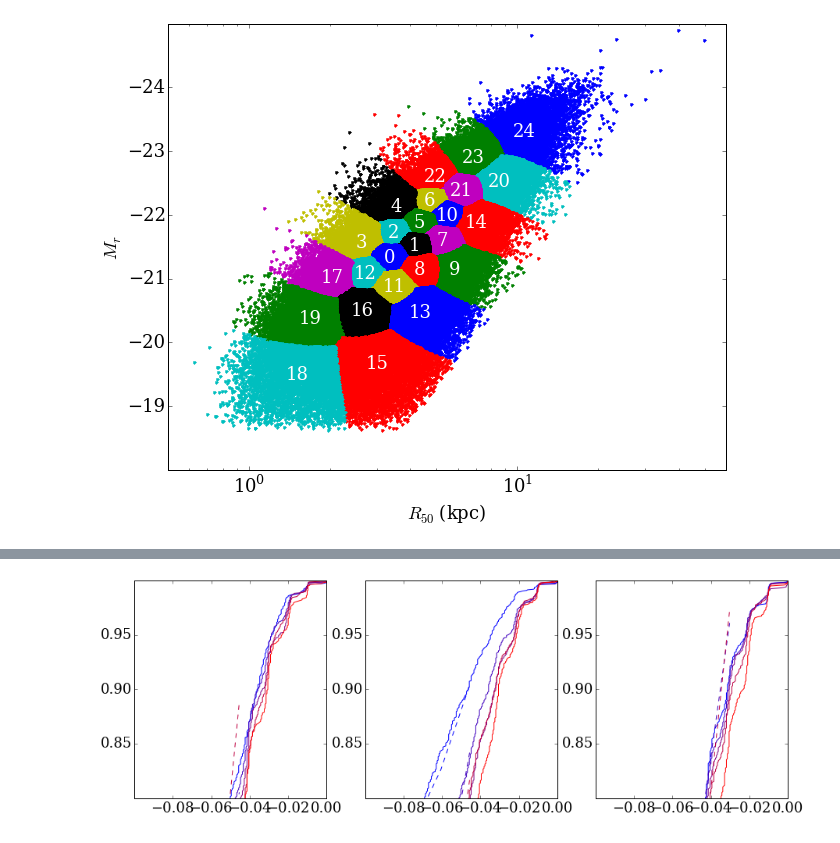
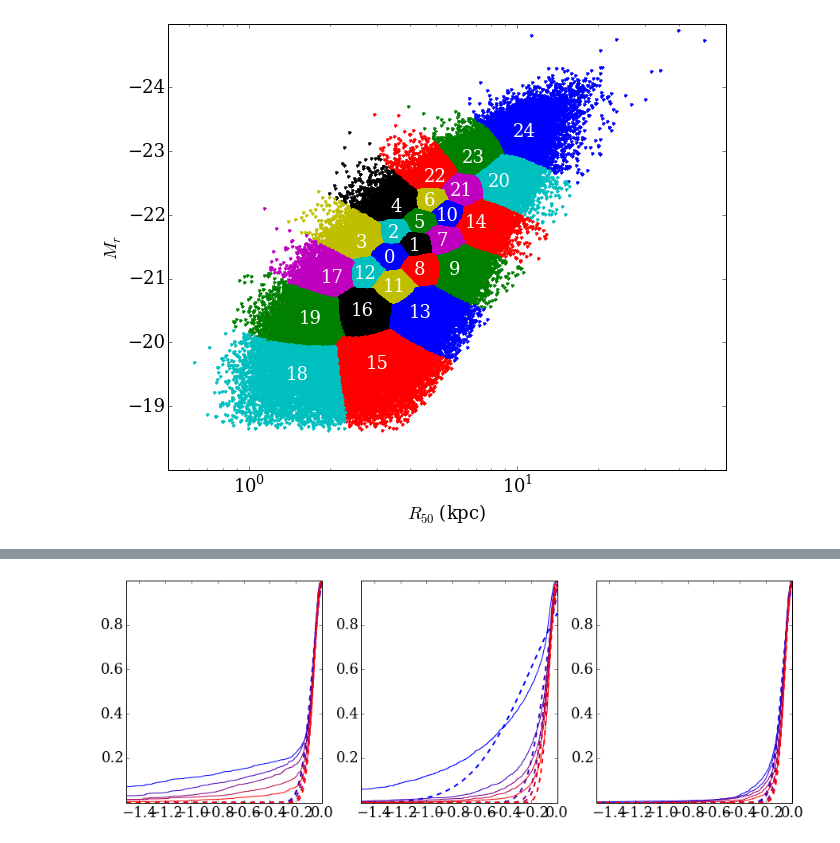
Before and after one commit to RossHart/Debiasing-testing-v2, a Jupyter notebook: Codes/debiasing_linear_bin_fits-logistic_functions.ipynb, the cells around one changed output, grey strips where cells are left out. Drawn from its saved outputs; the diff is of its cells as text; code cells hidden in the pictures.

```diff
--- a/Codes/debiasing_linear_bin_fits-logistic_functions.ipynb
+++ b/Codes/debiasing_linear_bin_fits-logistic_functions.ipynb
@@ -455,0 +464,9 @@ plot_row(axes,3,R50,z,'R50',vbins=None)
+# %%
+fv_column = question + '_' + answer + '_weighted_fraction'
+fv_vz = data[fv_column][(vbins == 0) & (zbins == 1)]
+
+h = plt.hist(fv_vz,bins = np.linspace(-0.05,1.05,12),alpha=0.5,normed=True)
+h_centres = [h[1][n] + (h[1][n+1] - h[1][n])/2 for n in range(len(h[1])-1)]
+h = h[0]
+print('{0:.2f}% have fv=1'.format(np.sum(fv_vz == 1)/len(fv_vz)*100))
+print('{0:.2f}% have fv=0'.format(np.sum(fv_vz == 0)/len(fv_vz)*100))
@@ -468,38 +489,38 @@ fig,axes = plt.subplots(1,3,figsize=(15,5))
 
 for n,v in enumerate([faint_bin,middle_bin,bright_bin]):
 
     colors = np.linspace(0,1,5)
 
     v_select = fit_vbin_results['vbin'] == v
     k_fits = fit_vbin_results['k'][v_select]
     c_fits = fit_vbin_results['c'][v_select]
     l_fits = fit_vbin_results['l'][v_select]
 
-    xg = np.linspace(-1.5,0,100)
+    xg = np.linspace(-1.5,0,10**5)
 
     for r,k in enumerate(k_fits):
 
         fv_vz = fv[(vbins == v) & (zbins == r+1)]
         fv_vz = np.sort(fv_vz)
         fv_nonzero = fv_vz != 0
         cf = np.linspace(0,1,len(fv_vz))
 
         fv_plot = np.log10(fv_vz[fv_nonzero])
         cf_plot = cf[fv_nonzero]
 
         clr = colors[r]
         color=[clr,0,1-clr]
 
         k = k_fits[r]
         c = c_fits[r]
         l = l_fits[r]
         axes[n].plot(fv_plot,cf_plot,color=color,linestyle='solid')
-        axes[n].plot(xg,f_exp_pow(xg,k,c,l),color=color,linestyle='dashed')
+        axes[n].plot(xg,f_exp_pow(xg,k,c,l),color=color,linestyle='dashed',linewidth=2)
 
-    axes[n].set_xlim(-0.1,0)
-    axes[n].set_ylim(0.8,1)
+    axes[n].set_xlim(-1.5,0)
+    axes[n].set_ylim(0,1)
 # %% [output]
-[figure, old version]
+[figure, new version]
 # %%
 def make_axes(n_morph,xlabel='$\log(f_v)$',ylabel='cumulative fraction'):
 
```
Also changed, not shown: parts of 6 cells of this notebook.
